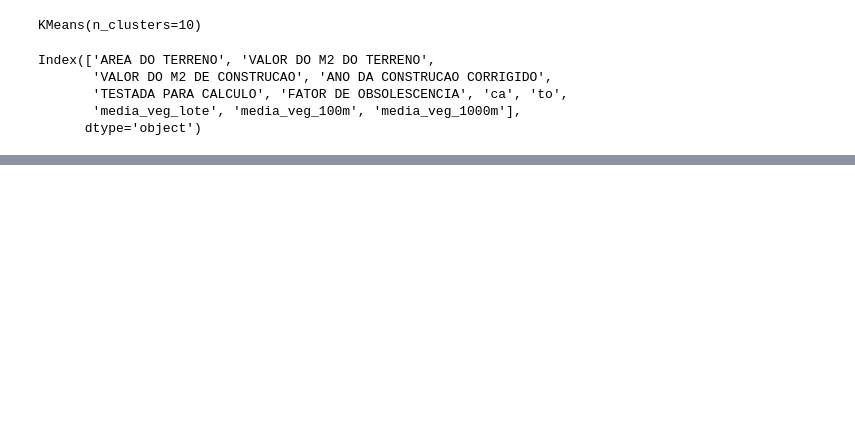
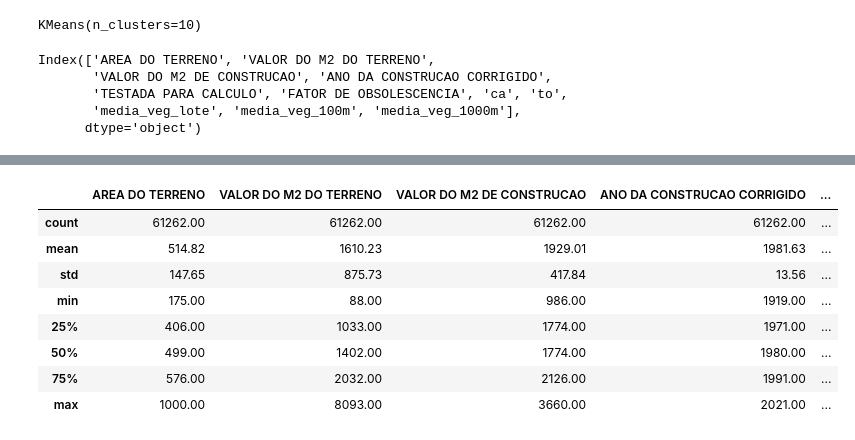
Before and after one commit to cem-usp/amostragem-em-habitacao, a Jupyter notebook: 00-atribuir-iptu-ao-lote.ipynb, the cells around one changed output, grey strips where cells are left out. Saved outputs shown, nothing was run; the diff lists cells and outputs as text; code cells hidden in the pictures; blank space fills up the shorter version.

```diff
--- a/00-atribuir-iptu-ao-lote.ipynb
+++ b/00-atribuir-iptu-ao-lote.ipynb
@@ -394,0 +397,12 @@ gdf_tipologia_por_distrito.to_file('resultados/tipologia_por_distrito.gpkg', dri
+# %%
+df_iptu[df_iptu.label == label].describe()
+# %% [output]
+|  | AREA DO TERRENO | VALOR DO M2 DO TERRENO | VALOR DO M2 DE CONSTRUCAO | ANO DA CONSTRUCAO CORRIGIDO | ... |
+| count | 61262.00 | 61262.00 | 61262.00 | 61262.00 | ... |
+| mean | 514.82 | 1610.23 | 1929.01 | 1981.63 | ... |
+| std | 147.65 | 875.73 | 417.84 | 13.56 | ... |
+| min | 175.00 | 88.00 | 986.00 | 1919.00 | ... |
+| 25% | 406.00 | 1033.00 | 1774.00 | 1971.00 | ... |
+| 50% | 499.00 | 1402.00 | 1774.00 | 1980.00 | ... |
+| 75% | 576.00 | 2032.00 | 2126.00 | 1991.00 | ... |
+| max | 1000.00 | 8093.00 | 3660.00 | 2021.00 | ... |
```
Also changed, not shown: parts of 8 cells of this notebook, 24 other files.
